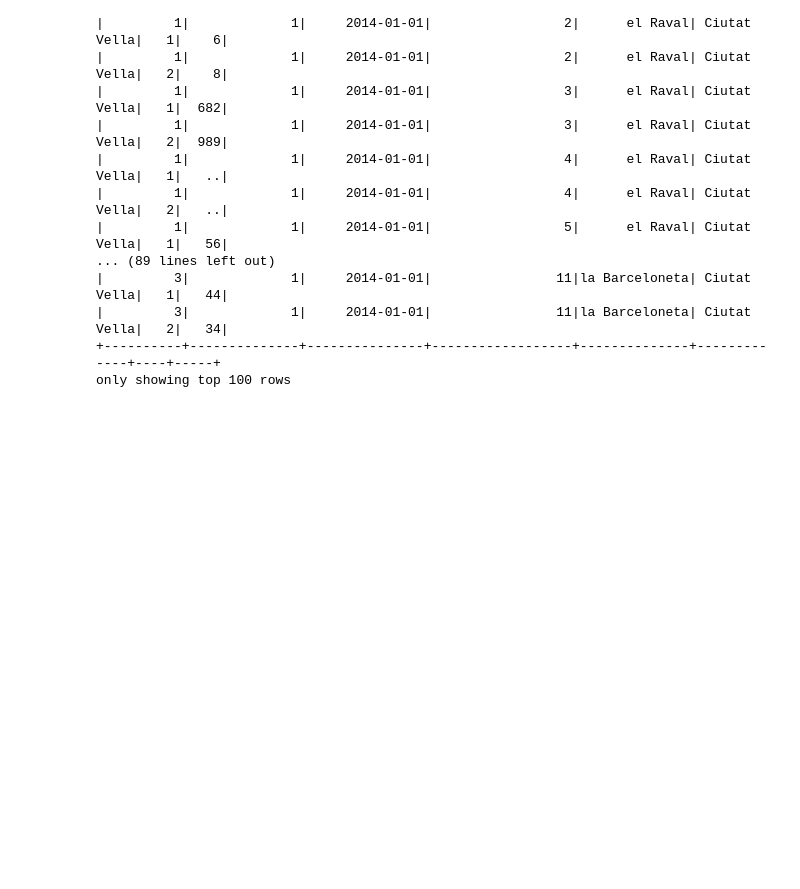
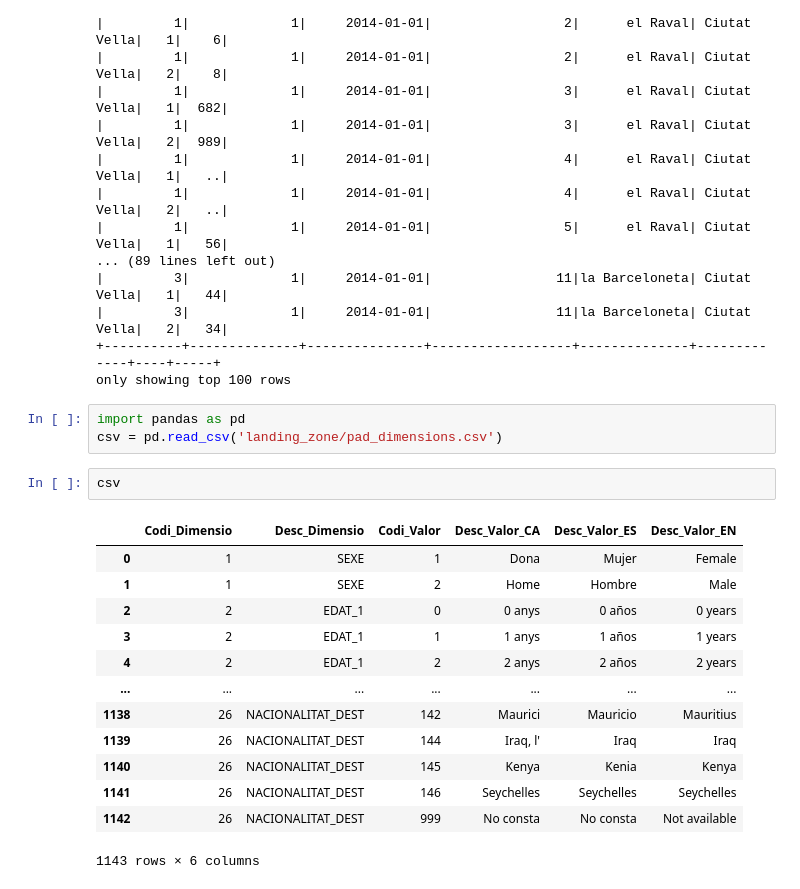
Before and after one commit to melisa002/spark-data-driven-architecture, a Jupyter notebook: spark_prep.ipynb, the cells around one changed output. Drawn from its saved outputs; the diff is of its cells as text; blank space fills up the shorter version.

```diff
--- a/spark_prep.ipynb
+++ b/spark_prep.ipynb
@@ -116,3 +146,22 @@ population_df.show(100)
 |         3|             1|     2014-01-01|                11|la Barceloneta| Ciutat Vella|   2|   34|
 +----------+--------------+---------------+------------------+--------------+-------------+----+-----+
 only showing top 100 rows
+# %%
+import pandas as pd
+csv = pd.read_csv('landing_zone/pad_dimensions.csv')
+# %%
+csv
+# %% [output]
+|  | Codi_Dimensio | Desc_Dimensio | Codi_Valor | Desc_Valor_CA | Desc_Valor_ES | Desc_Valor_EN |
+| 0 | 1 | SEXE | 1 | Dona | Mujer | Female |
+| 1 | 1 | SEXE | 2 | Home | Hombre | Male |
+| 2 | 2 | EDAT_1 | 0 | 0 anys | 0 años | 0 years |
+| 3 | 2 | EDAT_1 | 1 | 1 anys | 1 años | 1 years |
+| 4 | 2 | EDAT_1 | 2 | 2 anys | 2 años | 2 years |
+| ... | ... | ... | ... | ... | ... | ... |
+| 1138 | 26 | NACIONALITAT_DEST | 142 | Maurici | Mauricio | Mauritius |
+| 1139 | 26 | NACIONALITAT_DEST | 144 | Iraq, l' | Iraq | Iraq |
+| 1140 | 26 | NACIONALITAT_DEST | 145 | Kenya | Kenia | Kenya |
+| 1141 | 26 | NACIONALITAT_DEST | 146 | Seychelles | Seychelles | Seychelles |
+| 1142 | 26 | NACIONALITAT_DEST | 999 | No consta | No consta | Not available |
+1143 rows × 6 columns
```
Also changed, not shown: parts of 10 cells of this notebook, 31 other files.
